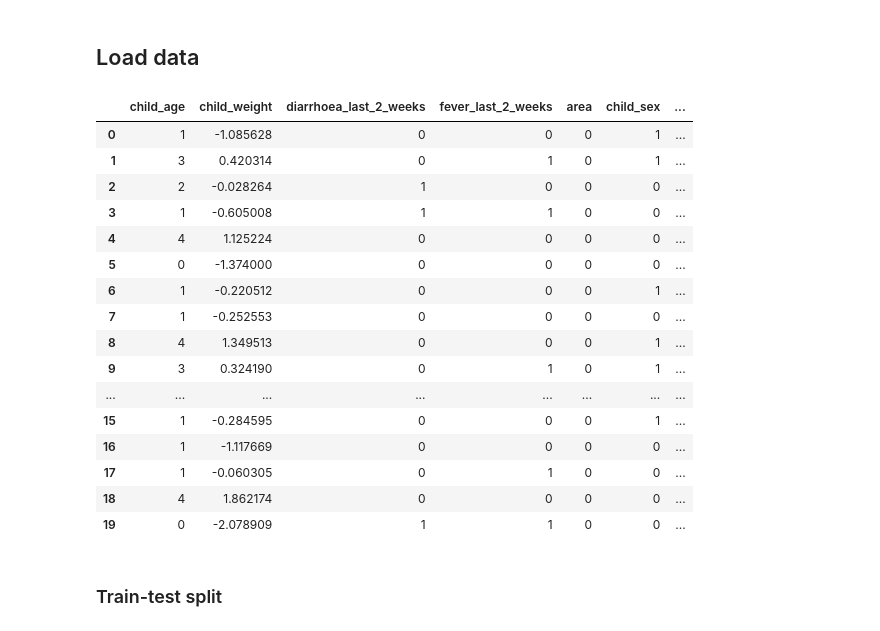
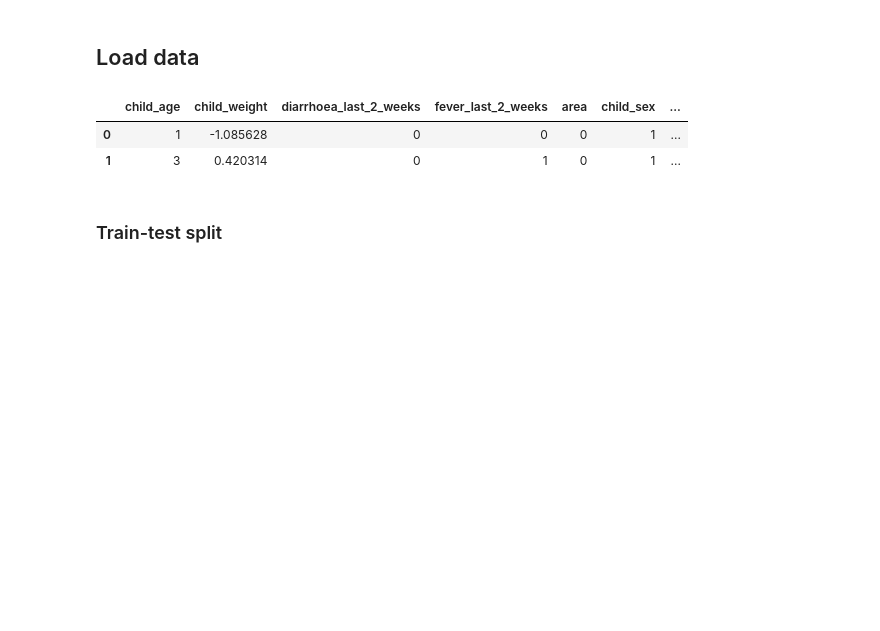
Before and after one commit to deepakbastola/malnutrition, a Jupyter notebook: models/XGBoost.ipynb, the cells around one changed output. Cells and saved outputs as stored; diff of their text form; code cells hidden in the pictures; blank space fills up the shorter version.

```diff
--- a/models/XGBoost.ipynb
+++ b/models/XGBoost.ipynb
@@ -14,25 +14,11 @@ import xgboost as xgb
 ## Load data
 # %%
 df2 = pd.read_csv(r"C:\Users\dbastola2022\OneDrive - Florida Atlantic University\Academics\Research\Malnutrition\MICS\malnutrition\Dataset\ch.csv") #Local
-df2.head(20)
+df2.head(2)
 # %% [output]
 |  | child_age | child_weight | diarrhoea_last_2_weeks | fever_last_2_weeks | area | child_sex | ... |
 | 0 | 1 | -1.085628 | 0 | 0 | 0 | 1 | ... |
 | 1 | 3 | 0.420314 | 0 | 1 | 0 | 1 | ... |
-| 2 | 2 | -0.028264 | 1 | 0 | 0 | 0 | ... |
-| 3 | 1 | -0.605008 | 1 | 1 | 0 | 0 | ... |
-| 4 | 4 | 1.125224 | 0 | 0 | 0 | 0 | ... |
-| 5 | 0 | -1.374000 | 0 | 0 | 0 | 0 | ... |
-| 6 | 1 | -0.220512 | 0 | 0 | 0 | 1 | ... |
-| 7 | 1 | -0.252553 | 0 | 0 | 0 | 0 | ... |
-| 8 | 4 | 1.349513 | 0 | 0 | 0 | 1 | ... |
-| 9 | 3 | 0.324190 | 0 | 1 | 0 | 1 | ... |
-| ... | ... | ... | ... | ... | ... | ... | ... |
-| 15 | 1 | -0.284595 | 0 | 0 | 0 | 1 | ... |
-| 16 | 1 | -1.117669 | 0 | 0 | 0 | 0 | ... |
-| 17 | 1 | -0.060305 | 0 | 1 | 0 | 0 | ... |
-| 18 | 4 | 1.862174 | 0 | 0 | 0 | 0 | ... |
-| 19 | 0 | -2.078909 | 1 | 1 | 0 | 0 | ... |
 # %% [markdown]
 ### Train-test split
 # %%
```
Also changed, not shown: parts of 14 cells of this notebook, 2 other files.
